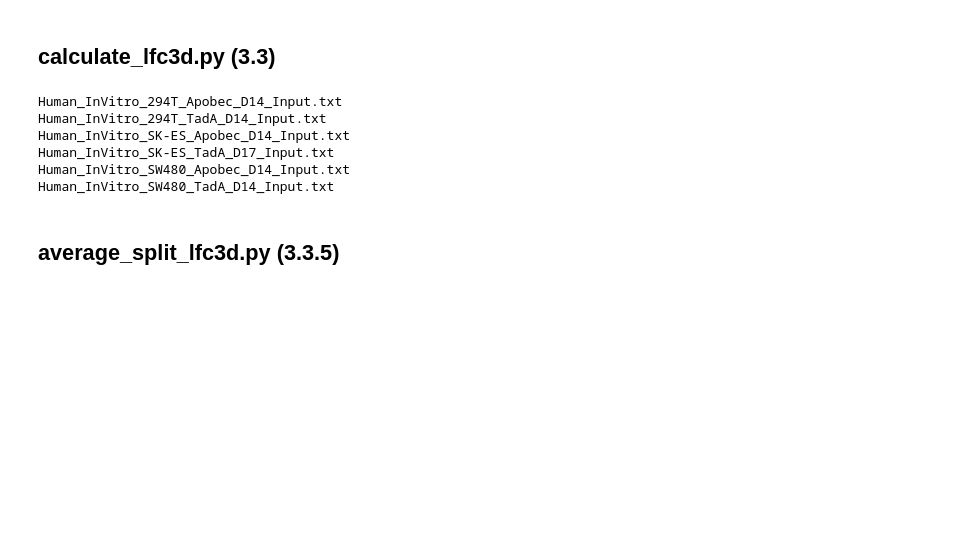
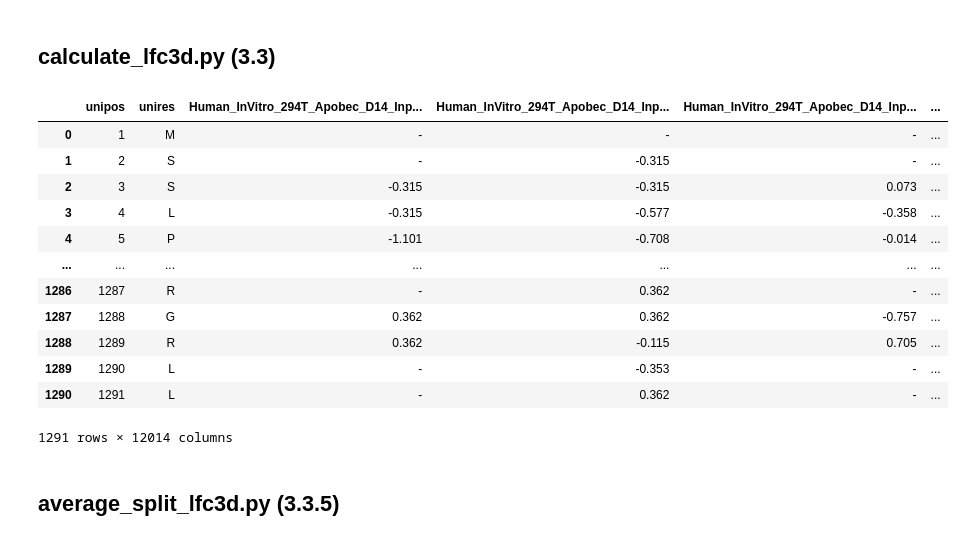
Before and after one commit to broadinstitute/BEClust3D, a Jupyter notebook: beclust3d/dev_testing.ipynb, the cells around one changed output. Drawn from its saved outputs; the diff is of its cells as text; code cells hidden in the pictures; blank space fills up the shorter version.

```diff
--- a/beclust3d/dev_testing.ipynb
+++ b/beclust3d/dev_testing.ipynb
@@ -312,21 +311,26 @@ from calculate_lfc3d import calculate_lfc3d
 # %%
 df_str_cons = pd.read_csv(f"{workdir}/{input_gene}/{structureid}_coord_struc_features.tsv", sep = "\t")
 
-for screen in screens:
-    print(screen)
-    calculate_lfc3d(
-        df_str_cons  =df_str_cons,
-        workdir      =workdir,
-        input_gene   =input_gene,
-        input_screen =screen,
-    )
+calculate_lfc3d(
+    df_str_cons  =df_str_cons,
+    workdir      =workdir,
+    input_gene   =input_gene,
+    input_screens=screens,
+)
 # %% [output]
+|  | unipos | unires | Human_InVitro_294T_Apobec_D14_Inp... | Human_InVitro_294T_Apobec_D14_Inp... | Human_InVitro_294T_Apobec_D14_Inp... | ... |
+| 0 | 1 | M | - | - | - | ... |
+| 1 | 2 | S | - | -0.315 | - | ... |
+| 2 | 3 | S | -0.315 | -0.315 | 0.073 | ... |
+| 3 | 4 | L | -0.315 | -0.577 | -0.358 | ... |
+| 4 | 5 | P | -1.101 | -0.708 | -0.014 | ... |
+| ... | ... | ... | ... | ... | ... | ... |
+| 1286 | 1287 | R | - | 0.362 | - | ... |
+| 1287 | 1288 | G | 0.362 | 0.362 | -0.757 | ... |
+| 1288 | 1289 | R | 0.362 | -0.115 | 0.705 | ... |
+| 1289 | 1290 | L | - | -0.353 | - | ... |
+| 1290 | 1291 | L | - | 0.362 | - | ... |
-Human_InVitro_294T_Apobec_D14_Input.txt
-Human_InVitro_294T_TadA_D14_Input.txt
-Human_InVitro_SK-ES_Apobec_D14_Input.txt
-Human_InVitro_SK-ES_TadA_D17_Input.txt
-Human_InVitro_SW480_Apobec_D14_Input.txt
-Human_InVitro_SW480_TadA_D14_Input.txt
+1291 rows × 12014 columns
 # %% [markdown]
 ## average_split_lfc3d.py (3.3.5)
 # %%
```
Also changed, not shown: parts of 10 cells of this notebook, 3 other files.
